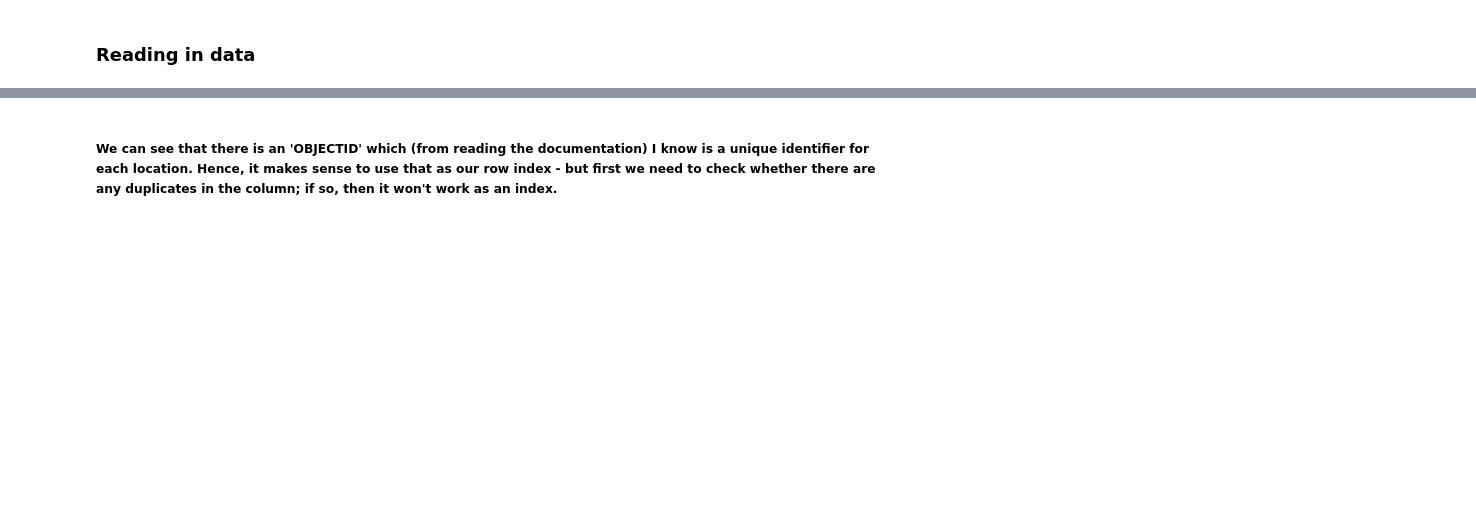
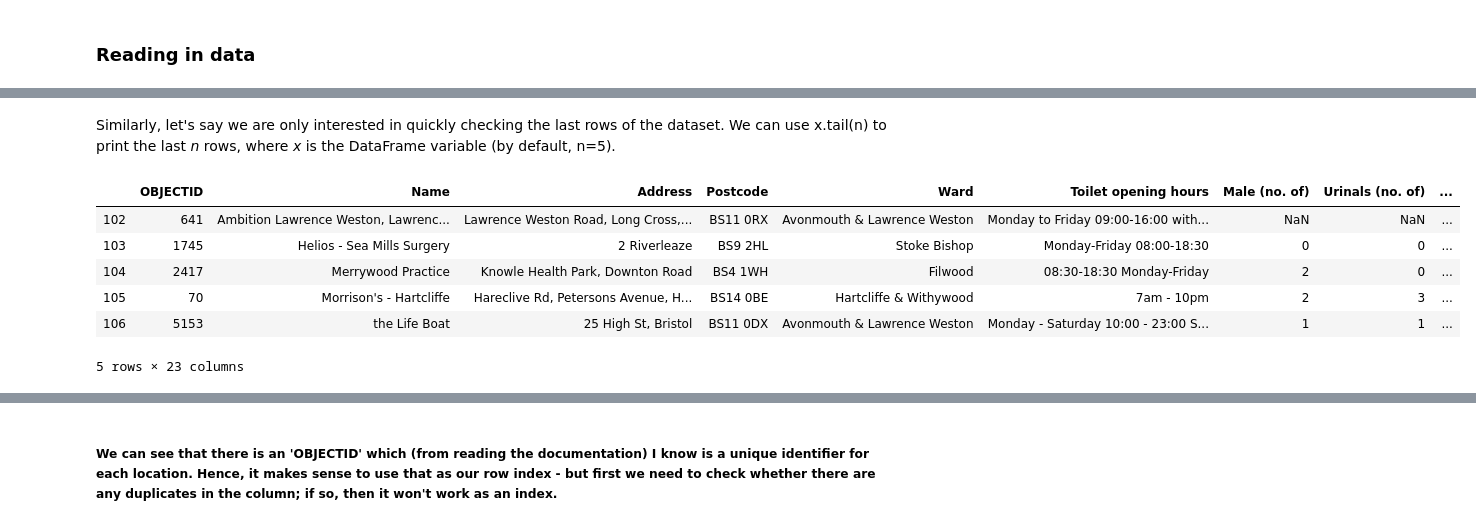
Before and after one commit to CodeHubOrg/python_workshops, a Jupyter notebook: week_5/tutorial_week5.ipynb, the cells around one changed output, grey strips where cells are left out. Drawn from its saved outputs; the diff is of its cells as text; code cells hidden in the pictures; blank space fills up the shorter version.

```diff
--- a/week_5/tutorial_week5.ipynb
+++ b/week_5/tutorial_week5.ipynb
@@ -61,0 +134,12 @@ toilet_df.head() # print 1st 5 rows by default.  Can use .head(n) to print 1st n
+# %% [markdown]
+Similarly, let's say we are only interested in quickly checking the last rows of the dataset. We can use x.tail(n) to print the last *n* rows, where *x* is the DataFrame variable (by default, n=5).
+# %%
+toilet_data.tail()
+# %% [output]
+|  | OBJECTID | Name | Address | Postcode | Ward | Toilet opening hours | Male (no. of) | Urinals (no. of) | ... |
+| 102 | 641 | Ambition Lawrence Weston, Lawrenc... | Lawrence Weston Road, Long Cross,... | BS11 0RX | Avonmouth & Lawrence Weston | Monday to Friday 09:00-16:00 with... | NaN | NaN | ... |
+| 103 | 1745 | Helios - Sea Mills Surgery | 2 Riverleaze | BS9 2HL | Stoke Bishop | Monday-Friday 08:00-18:30 | 0 | 0 | ... |
+| 104 | 2417 | Merrywood Practice | Knowle Health Park, Downton Road | BS4 1WH | Filwood | 08:30-18:30 Monday-Friday | 2 | 0 | ... |
+| 105 | 70 | Morrison's - Hartcliffe | Hareclive Rd, Petersons Avenue, H... | BS14 0BE | Hartcliffe & Withywood | 7am - 10pm | 2 | 3 | ... |
+| 106 | 5153 | the Life Boat | 25 High St, Bristol | BS11 0DX | Avonmouth & Lawrence Weston | Monday - Saturday 10:00 - 23:00 S... | 1 | 1 | ... |
+5 rows × 23 columns
```
Also changed, not shown: parts of 24 cells of this notebook.
